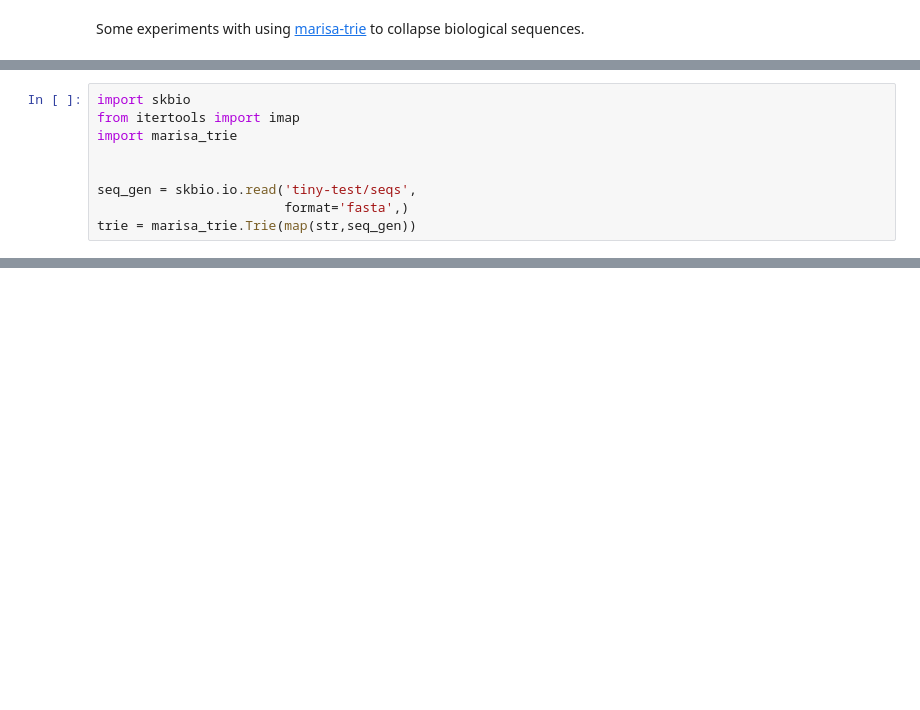
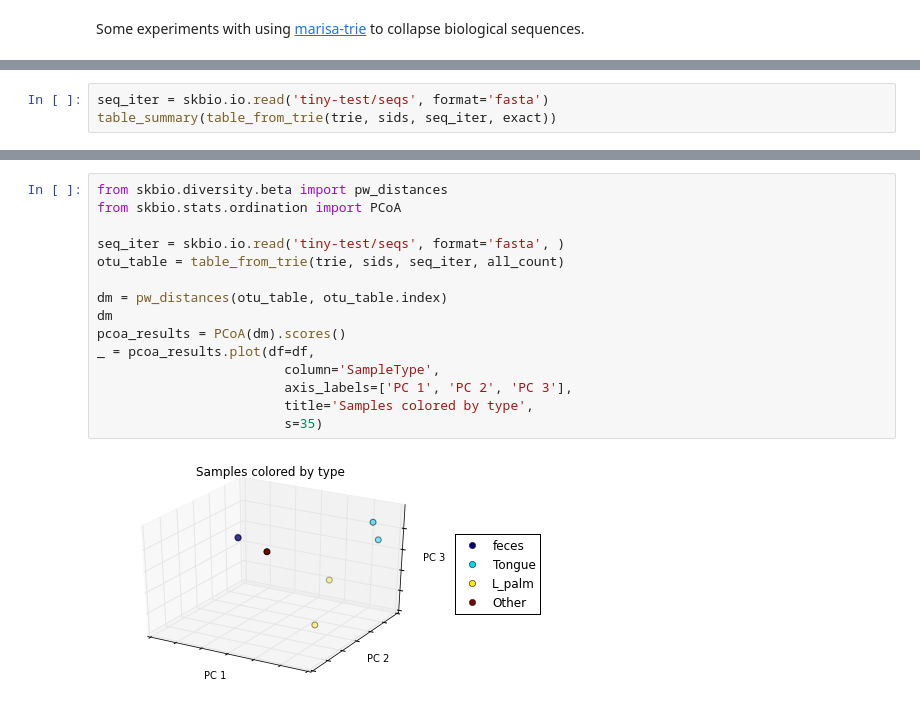
Before and after one commit to gregcaporaso/sketchbook, a Jupyter notebook: 2015.06.03-marisa-trie-experiments/experiments.ipynb, the cells around one changed output, grey strips where cells are left out. Drawn from its saved outputs; the diff is of its cells as text; blank space fills up the shorter version.

Commit message:
expanded, now generates otu tables and pcoa plots

```diff
--- a/2015.06.03-marisa-trie-experiments/experiments.ipynb
+++ b/2015.06.03-marisa-trie-experiments/experiments.ipynb
@@ -3,9 +67,3 @@ Some experiments with using [marisa-trie](https://github.com/kmike/marisa-trie)
 # %%
-import skbio
-from itertools import imap
-import marisa_trie
-
-
-seq_gen = skbio.io.read('tiny-test/seqs',
-                        format='fasta',)
-trie = marisa_trie.Trie(map(str,seq_gen))
+seq_iter = skbio.io.read('tiny-test/seqs', format='fasta')
+table_summary(table_from_trie(trie, sids, seq_iter, exact))
@@ -33,0 +152,17 @@ Next: how to get counts of sequences in ``seq_gen`` to tips in the trie...
+# %%
+from skbio.diversity.beta import pw_distances
+from skbio.stats.ordination import PCoA
+
+seq_iter = skbio.io.read('tiny-test/seqs', format='fasta', )
+otu_table = table_from_trie(trie, sids, seq_iter, all_count)
+
+dm = pw_distances(otu_table, otu_table.index)
+dm
+pcoa_results = PCoA(dm).scores()
+_ = pcoa_results.plot(df=df,
+                        column='SampleType',
+                        axis_labels=['PC 1', 'PC 2', 'PC 3'],
+                        title='Samples colored by type',
+                        s=35)
+# %% [output]
+[figure, added]
```
Also changed, not shown: parts of 9 cells of this notebook.
